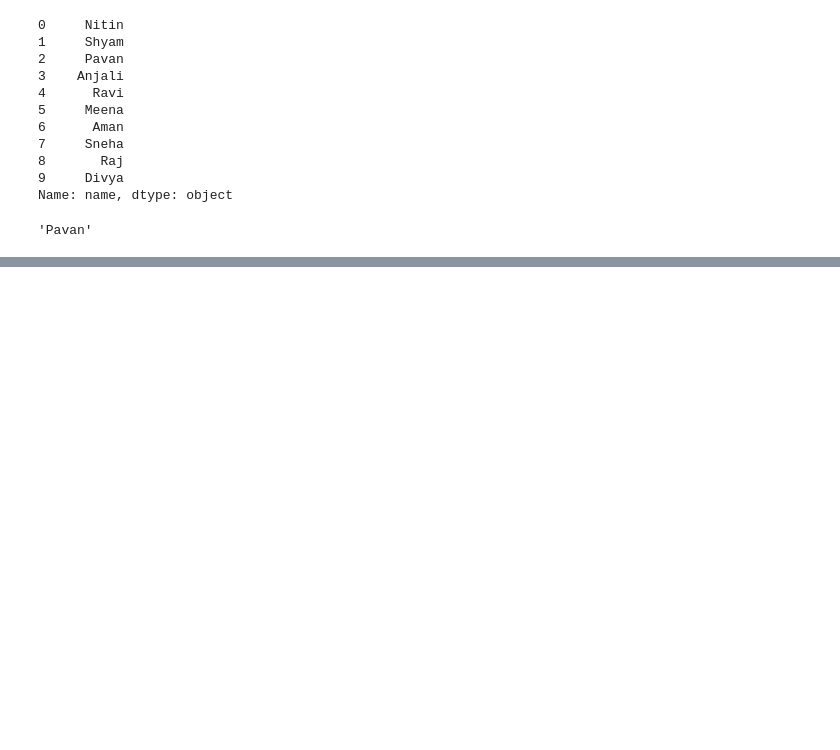
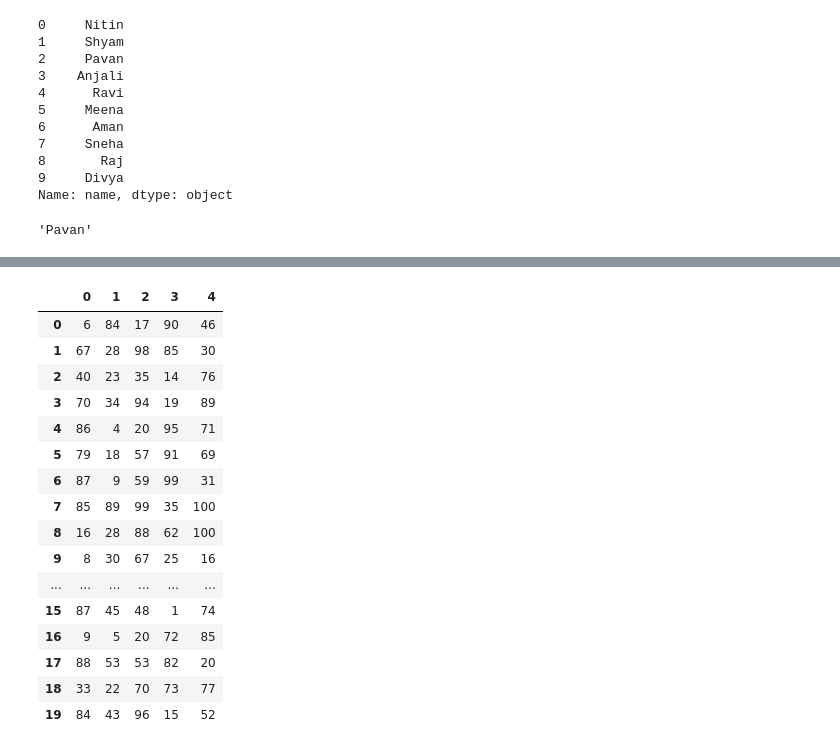
Before and after one commit to omrajsharma/lb-py-may-2025, a Jupyter notebook: pandas.ipynb, the cells around one changed output, grey strips where cells are left out. Drawn from its saved outputs; the diff is of its cells as text; code cells hidden in the pictures; blank space fills up the shorter version.

```diff
--- a/pandas.ipynb
+++ b/pandas.ipynb
@@ -127,0 +223,2 @@ friendsRead['name'][2] = 'Pavan '
+# %%
+randomDf1 = pd.DataFrame(np.random.randint(1, 101, size=(200,5)), index=np.arange(200))
@@ -127,0 +241,20 @@ friendsRead['name'][2] = 'Pavan '
+# %%
+randomDf1.head(20)
+# %% [output]
+|  | 0 | 1 | 2 | 3 | 4 |
+| 0 | 6 | 84 | 17 | 90 | 46 |
+| 1 | 67 | 28 | 98 | 85 | 30 |
+| 2 | 40 | 23 | 35 | 14 | 76 |
+| 3 | 70 | 34 | 94 | 19 | 89 |
+| 4 | 86 | 4 | 20 | 95 | 71 |
+| 5 | 79 | 18 | 57 | 91 | 69 |
+| 6 | 87 | 9 | 59 | 99 | 31 |
+| 7 | 85 | 89 | 99 | 35 | 100 |
+| 8 | 16 | 28 | 88 | 62 | 100 |
+| 9 | 8 | 30 | 67 | 25 | 16 |
+| ... | ... | ... | ... | ... | ... |
+| 15 | 87 | 45 | 48 | 1 | 74 |
+| 16 | 9 | 5 | 20 | 72 | 85 |
+| 17 | 88 | 53 | 53 | 82 | 20 |
+| 18 | 33 | 22 | 70 | 73 | 77 |
+| 19 | 84 | 43 | 96 | 15 | 52 |
```
Also changed, not shown: parts of 33 cells of this notebook, 1 other file.
